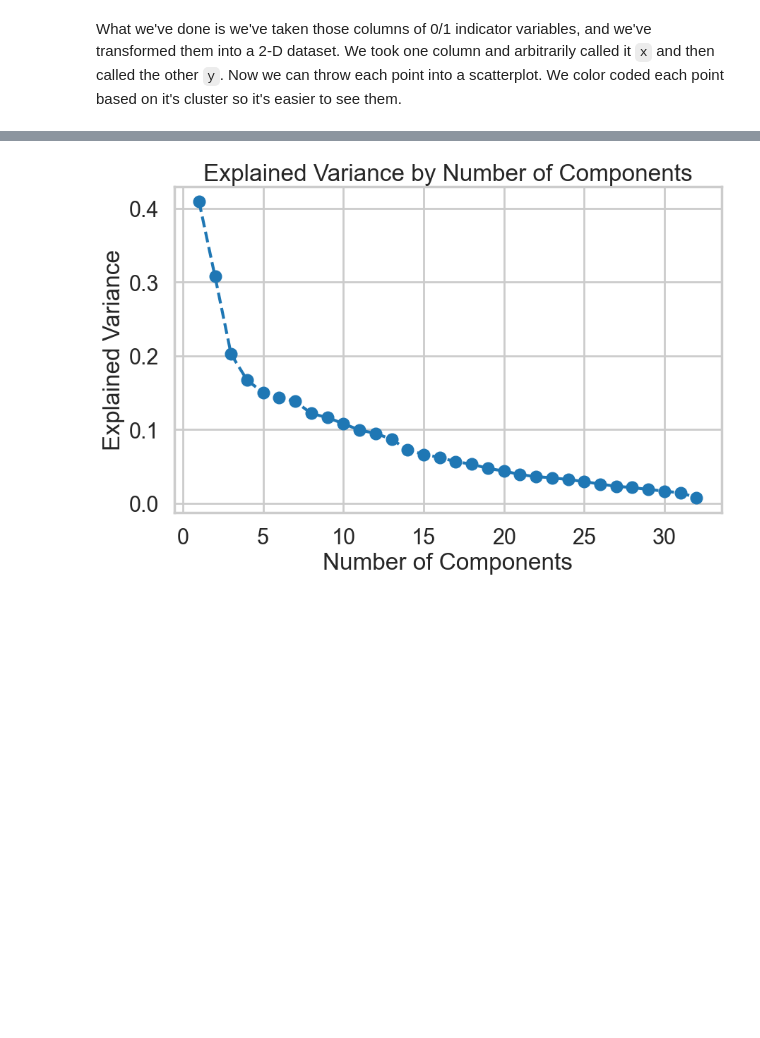
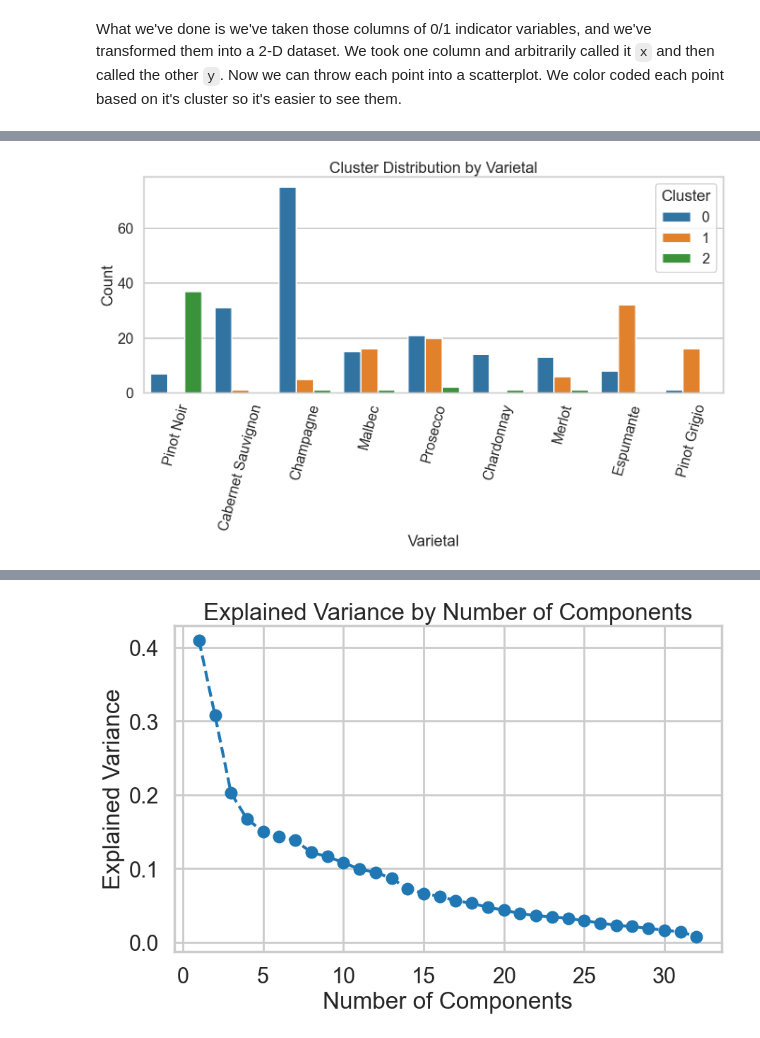
Before and after one commit to dallenwill/Clustering, a Jupyter notebook: Clustering Case Study - Customer Segmentation with K-Means - Tier 3.ipynb, the cells around one changed output, grey strips where cells are left out. Saved outputs shown, nothing was run; the diff lists cells and outputs as text; code cells hidden in the pictures; blank space fills up the shorter version.

```diff
--- a/Clustering Case Study - Customer Segmentation with K-Means - Tier 3.ipynb
+++ b/Clustering Case Study - Customer Segmentation with K-Means - Tier 3.ipynb
@@ -343,0 +360,9 @@ What we've done is we've taken those columns of 0/1 indicator variables, and we'
+# %%
+# Create a new DataFrame by adding the cluster labels
+
+labels = pd.DataFrame({'customer_name': df_pivot.index, 'cluster': kmeans_best.labels_})
+
+# Merge the two DataFrames based on the "customer_name" column
+labeled_df = pd.merge(merged_df, labels, on='customer_name')
+
+labeled_df.head()
@@ -343,0 +376,13 @@ What we've done is we've taken those columns of 0/1 indicator variables, and we'
+# %%
+plt.figure(figsize=(16, 6))
+
+sns.countplot(x='varietal', hue='cluster', data=labeled_df)
+plt.xticks(rotation=75)
+plt.xlabel('Varietal')
+plt.ylabel('Count')
+plt.title('Cluster Distribution by Varietal')
+
+plt.legend(title='Cluster')
+plt.show()
+# %% [output]
+[figure, added]
```
Also changed, not shown: parts of 16 cells of this notebook.
